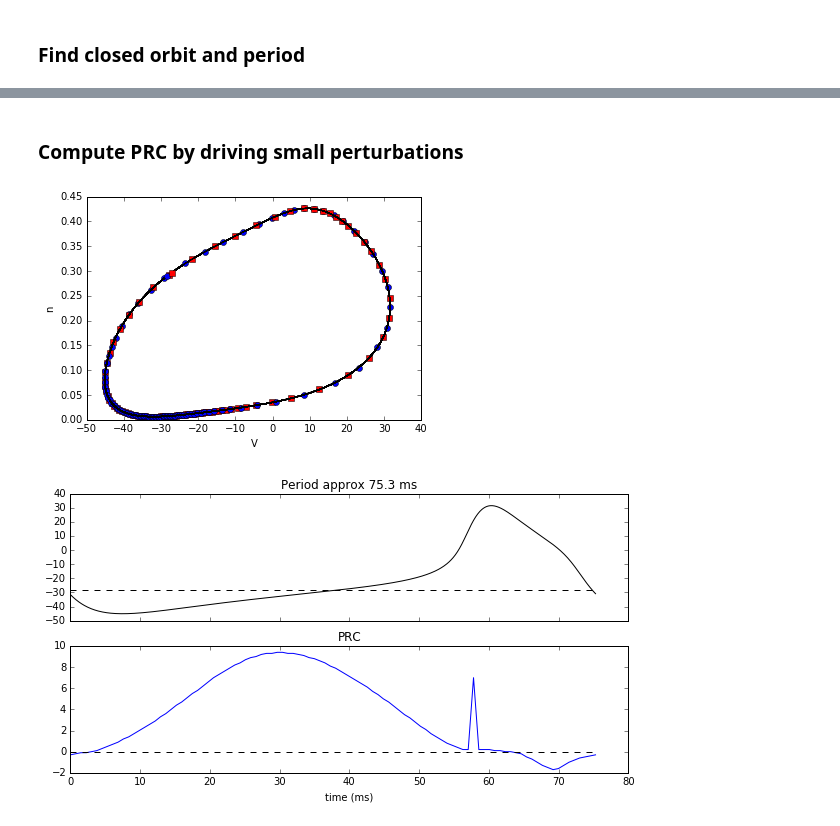
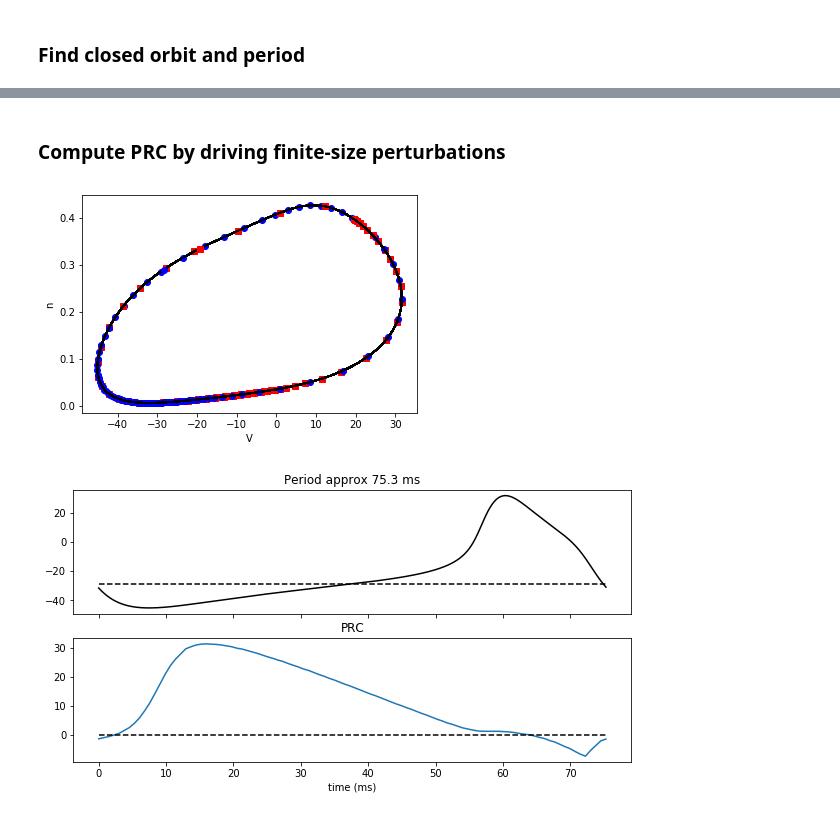
Before and after one commit to glajoie/MAT6115_Dynamical_Systems, a Jupyter notebook: Morris Lecar model.ipynb, the cells around one changed output, grey strips where cells are left out. Saved outputs shown, nothing was run; the diff lists cells and outputs as text; code cells hidden in the pictures.

```diff
--- a/Morris Lecar model.ipynb
+++ b/Morris Lecar model.ipynb
@@ -248,46 +248,54 @@ plt.title('Period approx %.1f ms' %T);
 # %% [markdown]
-### Compute PRC by driving small perturbations
+### Compute PRC by driving finite-size perturbations
 # %%
 # params
-perturbation = np.array([5.,0])
+A = 20. # perturbation amplitude
+perturbation = np.array([A,0]) # in 2D phase space
 t_span = np.arange(0.0, 3*T, 0.1)
 T_len = int(T/(t_span[1]-t_span[0]))
 tol = 0.3;
 
+# compute phase diff following perturbation for range of phases in [0,T)
 PRC = []
 plt.figure();
 for X0 in Gamma[np.linspace(0,len(Gamma)-1,100,dtype=int)]:
     X = odeint(lambda X,t: MLneuronVF(X,t,I_ext=I_ext), X0, t_span)
     Xk = odeint(lambda X,t: MLneuronVF(X,t,I_ext=I_ext), X0+perturbation, t_span)
     D = [norm(a-Xk[-1,:]) for a in X[len(t_span)-T_len:,:]]
-    ind = np.where(D==min(D))[0][0]
+    ind = np.where(D==min(D))[0][-1]
     delta = T-phase_span[ind]
     if delta<T/2:
         PRC.append(-delta)
     else:
         PRC.append(T-delta)
 
     axP = plt.subplot(111)
     axP.plot(X[:,0],X[:,1],'k');
     axP.plot(X[-1,0],X[-1,1],'bo');
     axP.plot(Xk[-1,0],Xk[-1,1],'rs');
     axP.set_xlabel('V');
     axP.set_ylabel('n');
 
-# plot PRC
+# smooth PRC from numerical instabilities
+Ptol = 1.
+for i in range(len(PRC)):
+    if (abs(PRC[i%len(PRC)]-PRC[(i-1)%len(PRC)])>Ptol) & (abs(PRC[i%len(PRC)]-PRC[(i+1)%len(PRC)])>Ptol):
+        PRC[i%len(PRC)] = 0.5*(PRC[(i-1)%len(PRC)]+PRC[(i+1)%len(PRC)])
+
+# plots
 plt.figure(figsize=[10,5]);
-# orbit
+# orbit and all phases perturbed
 ax1 = plt.subplot(2,1,1);
 ax1.plot(phase_span,Gamma[:,0],'k');
 ax1.plot([0,T],[X[-1,0],X[-1,0]],'k--');
 ax1.set_title('Period approx %.1f ms' %T);
 plt.setp(ax1.get_xticklabels(), visible=False);
 # PRC
 ax2 = plt.subplot(2,1,2,sharex=ax1);
 ax2.plot(np.linspace(0,T,len(PRC)),PRC);
 ax2.plot([0,T],[0,0],'k--')
 ax2.set_xlabel('time (ms)');
 ax2.set_title('PRC');
 # %% [output]
-[figure, old version]
+[figure, new version]
-[figure, old version]
+[figure, new version]
```
Also changed, not shown: parts of 12 cells of this notebook.
